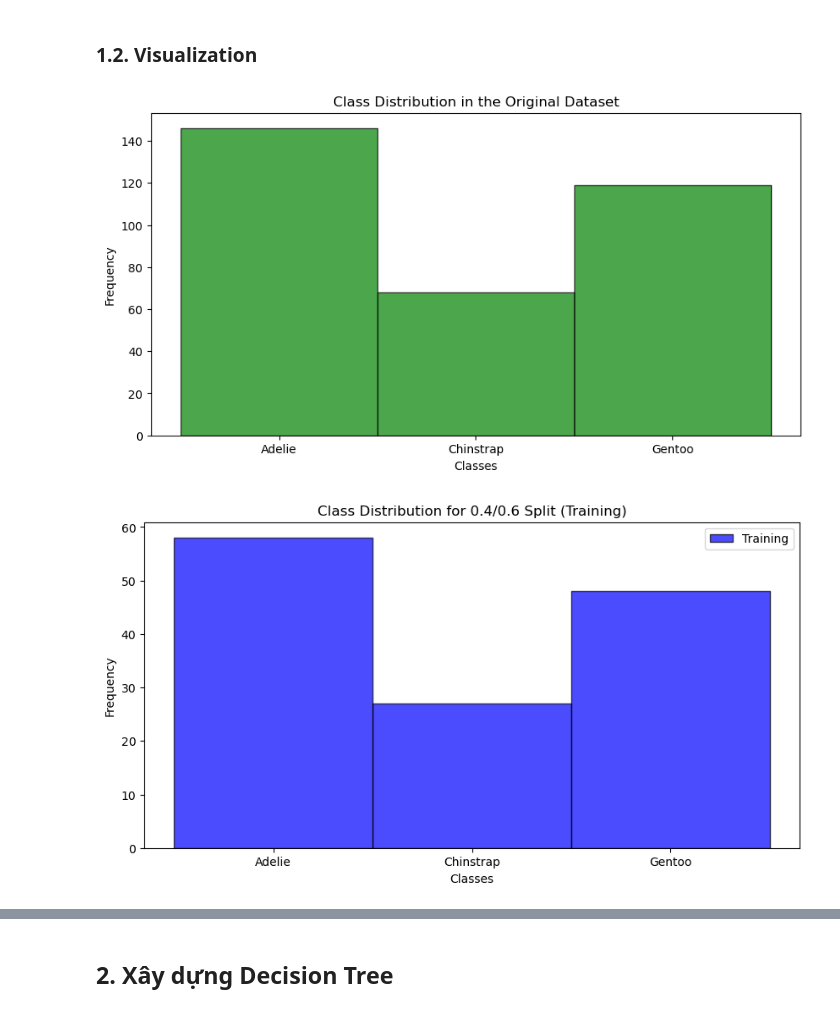
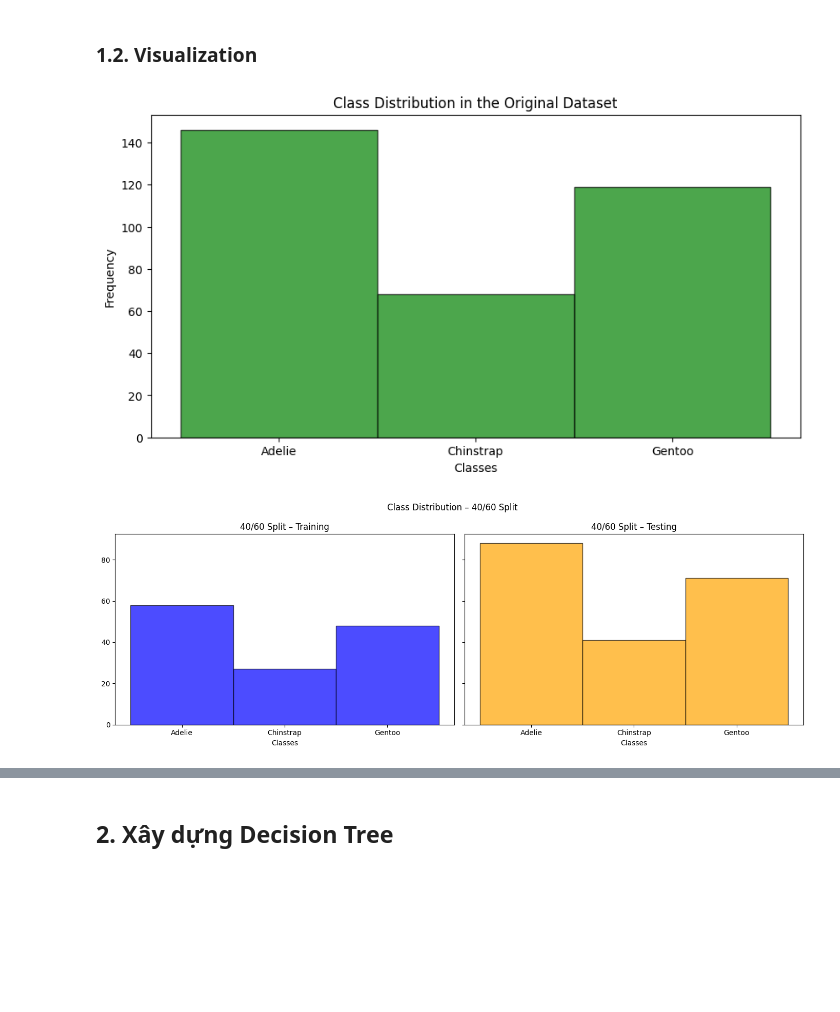
Before and after one commit to PhanPhuc269/cs14003-decision-tree-project, a Jupyter notebook: Palmer_Penguins.ipynb, the cells around one changed output, grey strips where cells are left out. Saved outputs shown, nothing was run; the diff lists cells and outputs as text; code cells hidden in the pictures; blank space fills up the shorter version.

```diff
--- a/Palmer_Penguins.ipynb
+++ b/Palmer_Penguins.ipynb
@@ -58,45 +58,47 @@ for split_ratio in split_ratios:
         'feature_train': feature_train,
         'label_train': label_train,
         'feature_test': feature_test,
-        'label_test': label_test
+        'label_test': label_test,
+        'split': f"{int(split_ratio[0]*100)}/{int(split_ratio[1]*100)}"
     })
 # %% [markdown]
 ### 1.2. Visualization
 # %%
-# Visualize the class distribution in the original dataset
+# Phân bố lớp trong tập dữ liệu gốc
 plt.figure(figsize=(10, 5))
-bins = np.arange(len(np.unique(labels_encoded)) + 1) - 0.5  # Center bins for discrete labels
+bins = np.arange(len(np.unique(labels_encoded)) + 1) - 0.5
 plt.hist(labels_encoded, bins=bins, color="green", alpha=0.7, edgecolor="black")
 plt.title("Class Distribution in the Original Dataset")
 plt.xlabel("Classes")
 plt.ylabel("Frequency")
 plt.xticks(np.arange(len(class_names)), class_names)
 plt.show()
 
-# Visualize distributions for each train/test split
-for i in range(len(subsets)):
-    label_train = subsets[i]['label_train']
-    label_test = subsets[i]['label_test']
+# Vẽ phân bố lớp cho từng tập train/test tương ứng (gộp 1 hình 2 biểu đồ)
+for subset in subsets:
+    label_train = subset['label_train']
+    label_test = subset['label_test']
+    split_label = subset['split']
 
-    bins = np.arange(len(np.unique(labels_encoded)) + 1) - 0.5  # Center bins for consistent alignment
+    bins = np.arange(len(np.unique(labels_encoded)) + 1) - 0.5
 
-    plt.figure(figsize=(10, 5))
-    plt.hist(label_train, bins=bins, color="blue", alpha=0.7, edgecolor="black", label="Training")
-    plt.title(f"Class Distribution for {split_ratios[i][0]}/{split_ratios[i][1]} Split (Training)")
-    plt.xlabel("Classes")
-    plt.ylabel("Frequency")
-    plt.xticks(np.arange(len(class_names)), class_names)
-    plt.legend()
+    fig, axs = plt.subplots(1, 2, figsize=(14, 5), sharey=True)
+
+    axs[0].hist(label_train, bins=bins, color="blue", alpha=0.7, edgecolor="black")
+    axs[0].set_title(f"{split_label} Split – Training")
+    axs[0].set_xlabel("Classes")
+    axs[0].set_xticks(np.arange(len(class_names)))
+    axs[0].set_xticklabels(class_names)
+
+    axs[1].hist(label_test, bins=bins, color="orange", alpha=0.7, edgecolor="black")
+    axs[1].set_title(f"{split_label} Split – Testing")
+    axs[1].set_xlabel("Classes")
+    axs[1].set_xticks(np.arange(len(class_names)))
+    axs[1].set_xticklabels(class_names)
+
+    plt.suptitle(f"Class Distribution – {split_label} Split")
+    plt.tight_layout()
     plt.show()
-
-    plt.figure(figsize=(10, 5))
-    plt.hist(label_test, bins=bins, color="orange", alpha=0.7, edgecolor="black", label="Testing")
-    plt.title(f"Class Distribution for {split_ratios[i][0]}/{split_ratios[i][1]} Split (Testing)")
-    plt.xlabel("Classes")
-    plt.ylabel("Frequency")
-    plt.xticks(np.arange(len(class_names)), class_names)
-    plt.legend()
-    plt.show()
 # %% [output]
 [figure]
-[figure, old version]
+[figure, new version]
```
Also changed, not shown: parts of 4 cells of this notebook.
